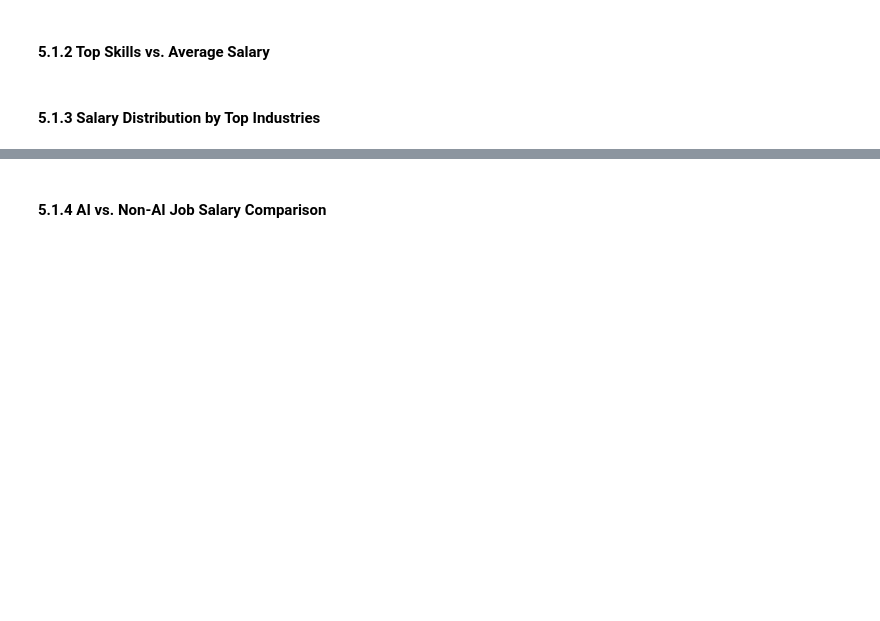
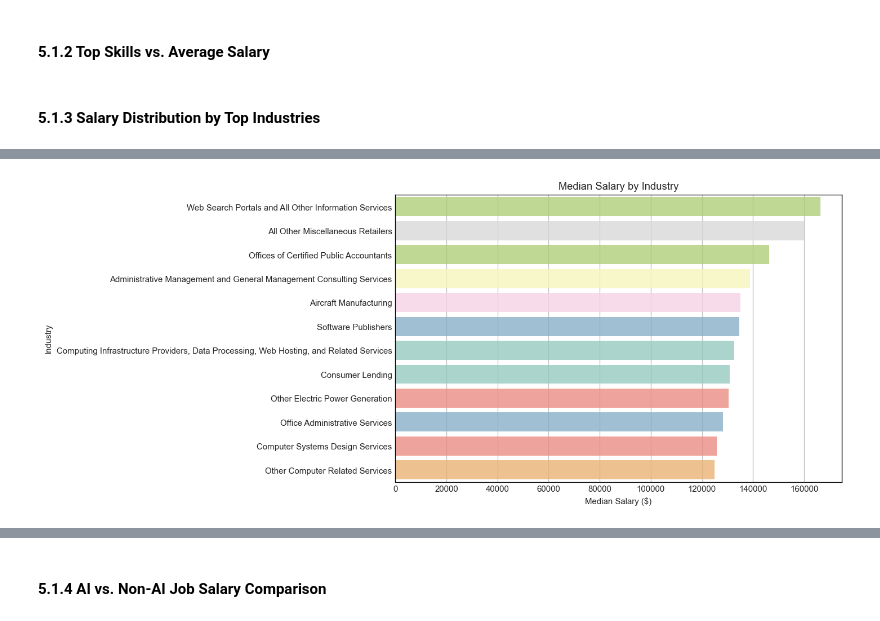
Before and after one commit to leoliu36/ad688-employability-sp25A1-group7, a Jupyter notebook: data_analysis.ipynb, the cells around one changed output, grey strips where cells are left out. Cells and saved outputs as stored; diff of their text form; code cells hidden in the pictures; blank space fills up the shorter version.

```diff
--- a/data_analysis.ipynb
+++ b/data_analysis.ipynb
@@ -409,0 +332,38 @@ plt.savefig(out_path, dpi=150)
+# %%
+## Plot: Analyze Median Salary by Industry (Seaborn)
+import seaborn as sns
+import matplotlib.pyplot as plt
+import numpy as np
+
+# group by industry name and calculate median salary, sort by descending order
+top_industry_salary_order = df_jp_2024.groupby("NAICS_2022_6_NAME")["SALARY"].median().sort_values(ascending=False).head(12).index
+
+plt.figure(figsize=(12, 5))
+ax1=sns.barplot(
+    data=df_jp_2024,
+    y="NAICS_2022_6_NAME",
+    x="SALARY",
+    hue="NAICS_2022_6_NAME",
+    order=top_industry_salary_order,
+    orient='h',
+    palette="Set3",
+    estimator=np.median,
+    errorbar=None,
+    legend=False,
+    alpha=0.8
+)
+
+for patch in ax1.patches:
+    patch.set_alpha(0.8)
+
+plt.title("Median Salary by Industry")
+plt.xlabel("Median Salary ($)")
+plt.ylabel("Industry")
+plt.yticks(ha="right", fontsize=9)
+plt.xticks(fontsize=9)
+plt.tight_layout()
+out_path = "figures/median_salary_by_industry.png"
+plt.savefig(out_path, dpi=150, bbox_inches="tight")
+plt.show()
+# %% [output]
+[figure, added]
```
Also changed, not shown: parts of 15 cells of this notebook, 5 other files.
